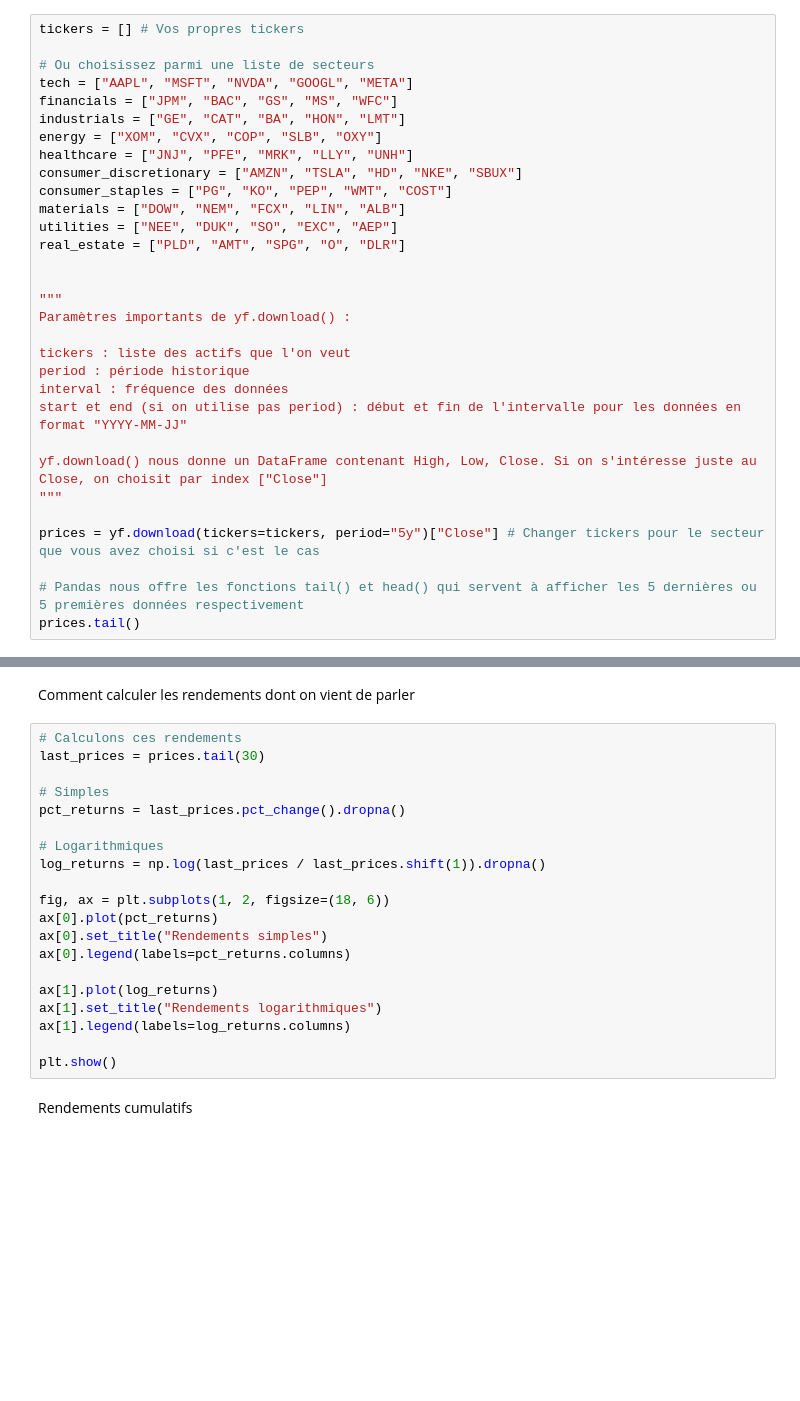
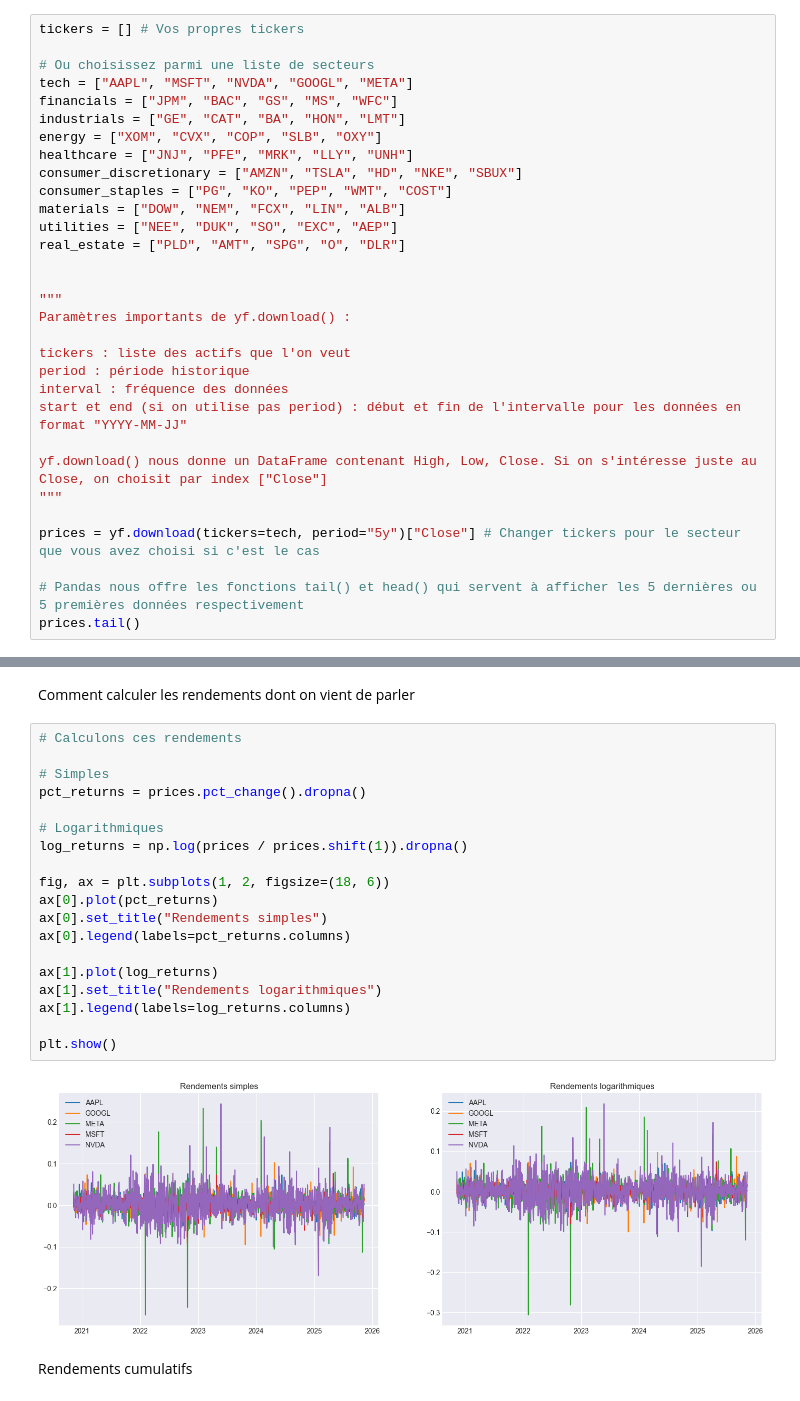
Before and after one commit to luca-dupont2/quant-101-workshops, a Jupyter notebook: 02_returns_volatility_correlation/returns_volatility_correlation.ipynb, the cells around one changed output, grey strips where cells are left out. Saved outputs shown, nothing was run; the diff lists cells and outputs as text; blank space fills up the shorter version.

```diff
--- a/02_returns_volatility_correlation/returns_volatility_correlation.ipynb
+++ b/02_returns_volatility_correlation/returns_volatility_correlation.ipynb
@@ -65,7 +65,7 @@ start et end (si on utilise pas period) : début et fin de l'intervalle pour les
 yf.download() nous donne un DataFrame contenant High, Low, Close. Si on s'intéresse juste au Close, on choisit par index ["Close"]
 """
 
-prices = yf.download(tickers=tickers, period="5y")["Close"] # Changer tickers pour le secteur que vous avez choisi si c'est le cas
+prices = yf.download(tickers=tech, period="5y")["Close"] # Changer tickers pour le secteur que vous avez choisi si c'est le cas
 
 # Pandas nous offre les fonctions tail() et head() qui servent à afficher les 5 dernières ou 5 premières données respectivement
 prices.tail()
@@ -138,24 +154,25 @@ plt.show()
 Comment calculer les rendements dont on vient de parler
 # %%
 # Calculons ces rendements
-last_prices = prices.tail(30)
 
 # Simples
-pct_returns = last_prices.pct_change().dropna()
+pct_returns = prices.pct_change().dropna()
 
 # Logarithmiques
-log_returns = np.log(last_prices / last_prices.shift(1)).dropna()
+log_returns = np.log(prices / prices.shift(1)).dropna()
 
 fig, ax = plt.subplots(1, 2, figsize=(18, 6))
 ax[0].plot(pct_returns)
 ax[0].set_title("Rendements simples")
 ax[0].legend(labels=pct_returns.columns)
 
 ax[1].plot(log_returns)
 ax[1].set_title("Rendements logarithmiques")
 ax[1].legend(labels=log_returns.columns)
 
 plt.show()
+# %% [output]
+[figure, added]
 # %% [markdown]
 Rendements cumulatifs
 # %%
```
Also changed, not shown: parts of 12 cells of this notebook.
